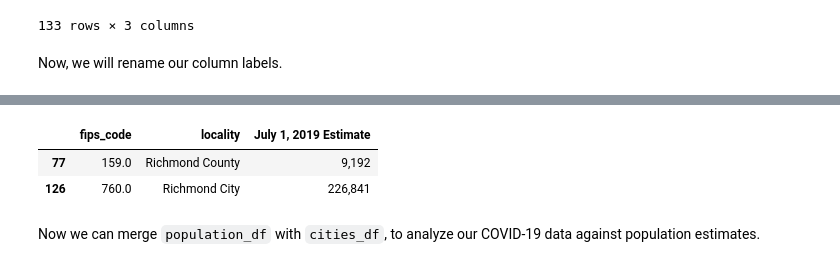
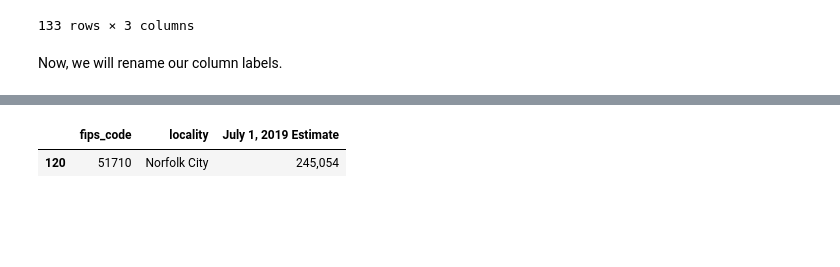
Before and after one commit to jammy-bot/va-covid-eda, a Jupyter notebook: va_covid_plots.ipynb, the cells around one changed output, grey strips where cells are left out. Drawn from its saved outputs; the diff is of its cells as text; code cells hidden in the pictures; blank space fills up the shorter version.

Commit message:
feature engineer population; prep for merge in another notebook

```diff
--- a/va_covid_plots.ipynb
+++ b/va_covid_plots.ipynb
@@ -644,6 +501,9 @@ Row 135 is a summary row.
 # %%
 # removing rows
 pop_df = pop_df.iloc[2:135,:4].drop(['April 1, 2010 Census'], axis=1)
+
+# converting type
+pop_df['FIPS Code'] = pop_df['FIPS Code'].astype(int)
 pop_df
 # %% [output]
 |  | FIPS Code | Locality | July 1, 2019 Estimate |
@@ -669,0 +532,5 @@ pop_df.rename(columns = {'FIPS Code':'fips_code',
+# %%
+# padding `fips_code` with zeros to fill to length 3
+pop_df['fips_code']=pop_df['fips_code'].apply(lambda x: '{0:0>3}'.format(x))
+
+print(pop_df['fips_code'].head())
@@ -669,0 +546,6 @@ pop_df.rename(columns = {'FIPS Code':'fips_code',
+# %%
+# preceding all `fips_code` values with "51" to make a 5 - digit code
+pop_df['fips_code'] = pop_df['fips_code'].apply(lambda x: '51' + x)
+
+# viewing first and last rows
+pop_df
@@ -710,4 +601,0 @@ Let's add the Virginia prefix (51) to `fips_code`, to match our `fips` column in
-# %%
-# NOT LIKE THIS, YET
-pop_df['fips_code'] = pop_df['fips_code'].apply(lambda x: '51' + str(x))
-pop_df
@@ -728,8 +602,6 @@ pop_df
 # %%
-pop_df[pop_df['locality'].str.contains("Richmond")]
+# checking a locality
+pop_df[pop_df['locality'].str.contains("Norfolk City")]
 # %% [output]
 |  | fips_code | locality | July 1, 2019 Estimate |
-| 77 | 159.0 | Richmond County | 9,192 |
-| 126 | 760.0 | Richmond City | 226,841 |
+| 120 | 51710 | Norfolk City | 245,054 |
-# %% [markdown]
-Now we can merge `population_df` with `cities_df`, to analyze our COVID-19 data against population estimates.
```
Also changed, not shown: parts of 57 cells of this notebook.
